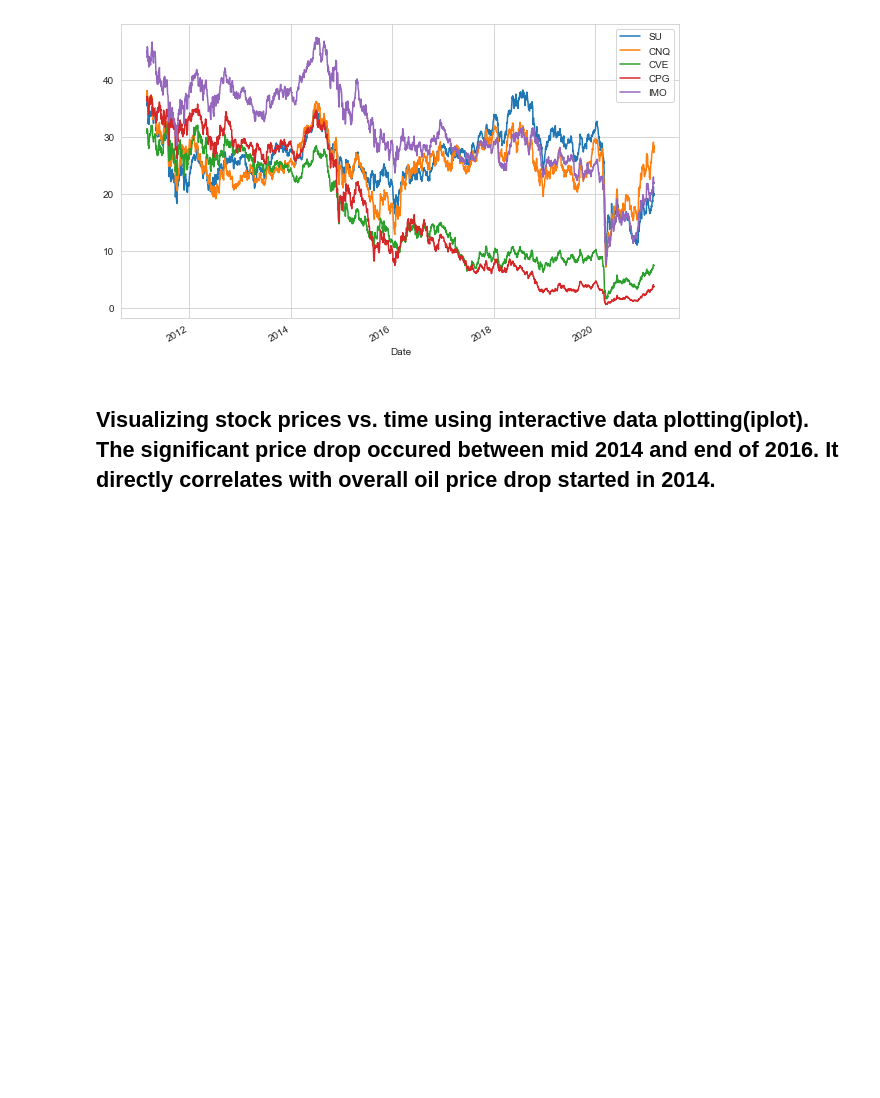
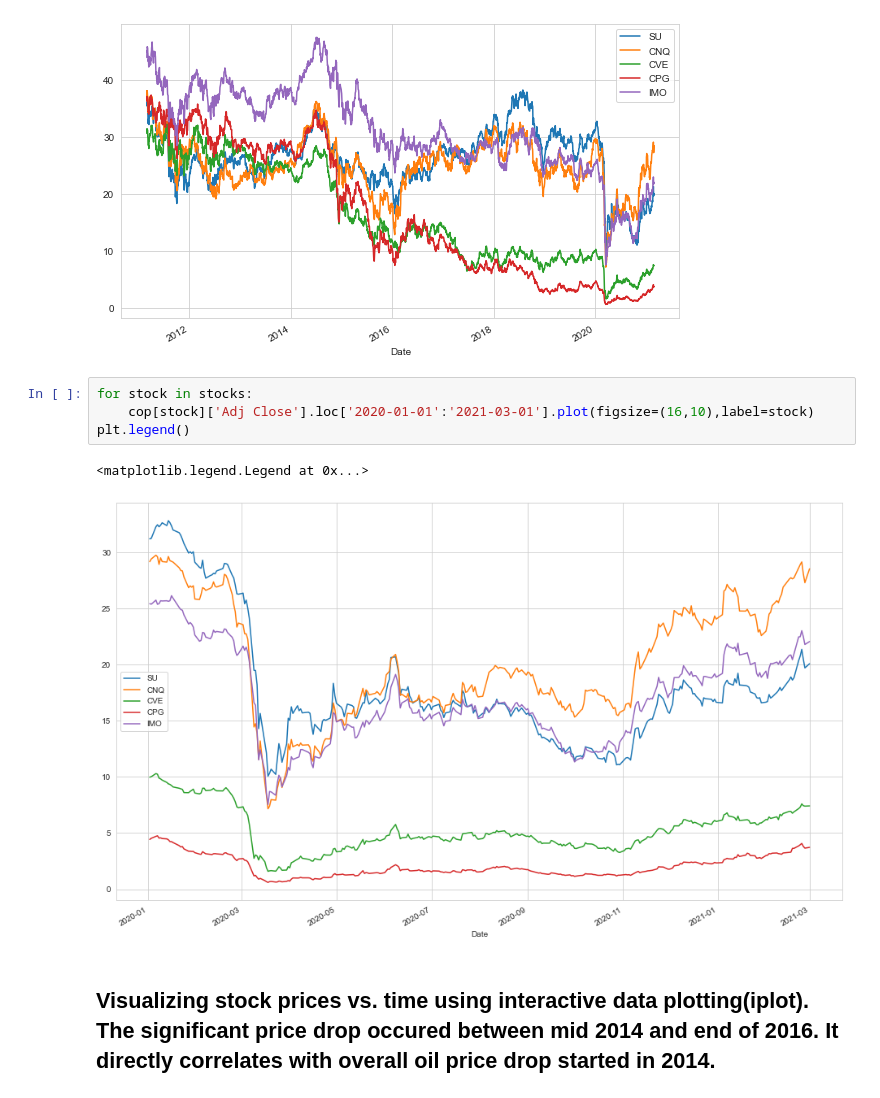
Before and after one commit to vadimsavenkov/Stock-Price-Analysis, a Jupyter notebook: Stock_Analysis.ipynb, the cells around one changed output. Saved outputs shown, nothing was run; the diff lists cells and outputs as text; blank space fills up the shorter version.

```diff
--- a/Stock_Analysis.ipynb
+++ b/Stock_Analysis.ipynb
@@ -146,6 +146,13 @@ plt.legend()
 # %% [output]
 <matplotlib.legend.Legend at 0x...>
 [figure]
+# %%
+for stock in stocks:
+    cop[stock]['Adj Close'].loc['2020-01-01':'2021-03-01'].plot(figsize=(16,10),label=stock)
+plt.legend()
+# %% [output]
+<matplotlib.legend.Legend at 0x...>
+[figure, added]
 # %% [markdown]
 ## Visualizing stock prices vs. time using interactive data plotting(iplot). The significant price drop occured between mid 2014 and end of 2016. It directly correlates with overall oil price drop started in 2014.
 # %%
```
Also changed, not shown: parts of 7 cells of this notebook.
